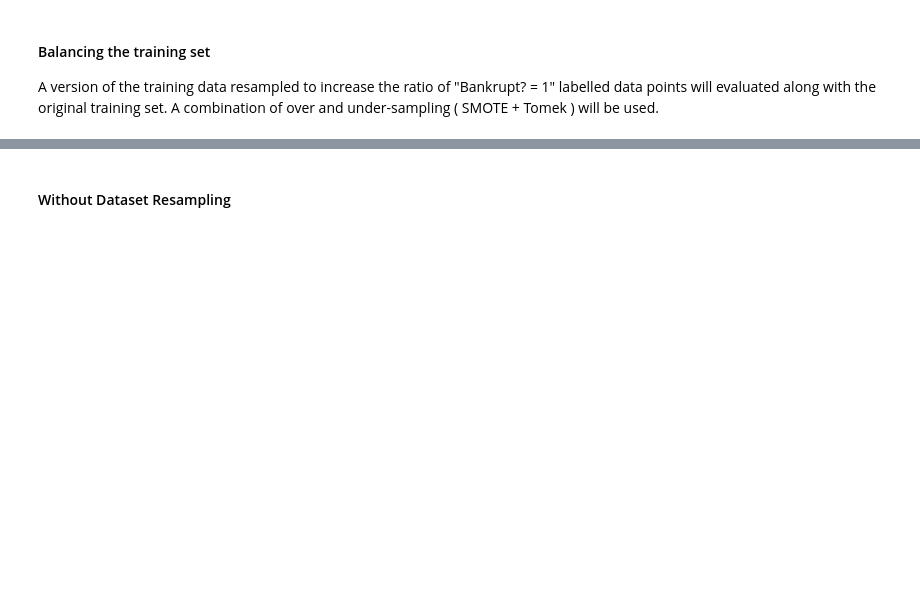
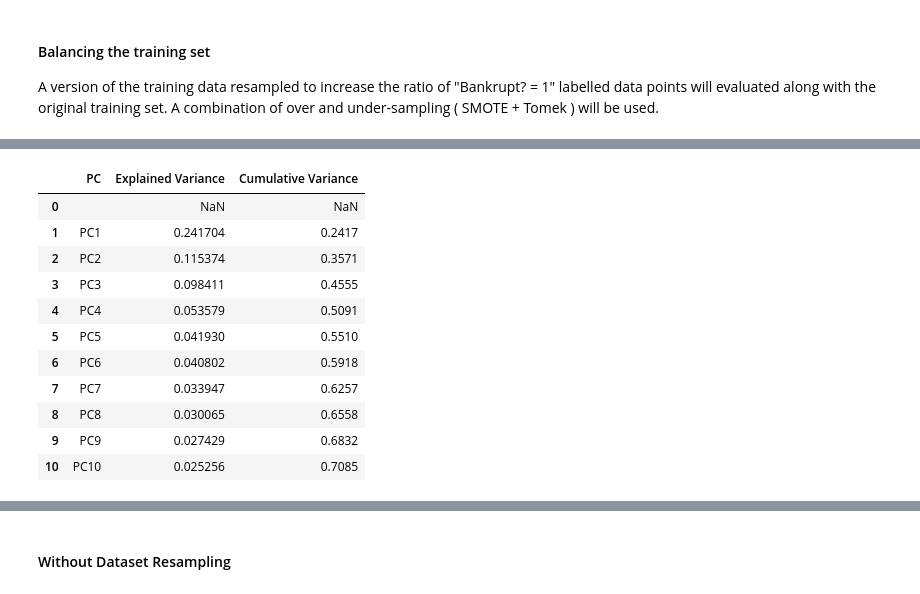
Before and after one commit to Ertugrulmert/Company-Bankruptcy-Estimation, a Jupyter notebook: Company_Bankruptcy_Prediction.ipynb, the cells around one changed output, grey strips where cells are left out. Saved outputs shown, nothing was run; the diff lists cells and outputs as text; code cells hidden in the pictures; blank space fills up the shorter version.

```diff
--- a/Exploratory_Data_Analysis.ipynb
+++ b/Company_Bankruptcy_Prediction.ipynb
@@ -203,0 +306,21 @@ X_smt, y_smt = smt.fit_sample(X_cv, Y_cv)
+# %%
+pc_df = pd.DataFrame(['','PC1', 'PC2', 'PC3','PC4','PC5','PC6','PC7','PC8','PC9','PC10'], columns=['PC'])
+explained_variance_df = pd.DataFrame(explained_variance, columns=['Explained Variance'])
+cumulative_variance_df = pd.DataFrame(cumulative_variance, columns=['Cumulative Variance'])
+
+
+df_explained_variance = pd.concat([pc_df, explained_variance_df[1:11], cumulative_variance_df[1:11]], axis=1)
+df_explained_variance
+# %% [output]
+|  | PC | Explained Variance | Cumulative Variance |
+| 0 |  | NaN | NaN |
+| 1 | PC1 | 0.241704 | 0.2417 |
+| 2 | PC2 | 0.115374 | 0.3571 |
+| 3 | PC3 | 0.098411 | 0.4555 |
+| 4 | PC4 | 0.053579 | 0.5091 |
+| 5 | PC5 | 0.041930 | 0.5510 |
+| 6 | PC6 | 0.040802 | 0.5918 |
+| 7 | PC7 | 0.033947 | 0.6257 |
+| 8 | PC8 | 0.030065 | 0.6558 |
+| 9 | PC9 | 0.027429 | 0.6832 |
+| 10 | PC10 | 0.025256 | 0.7085 |
```
Also changed, not shown: parts of 57 cells of this notebook, 2 other files.
